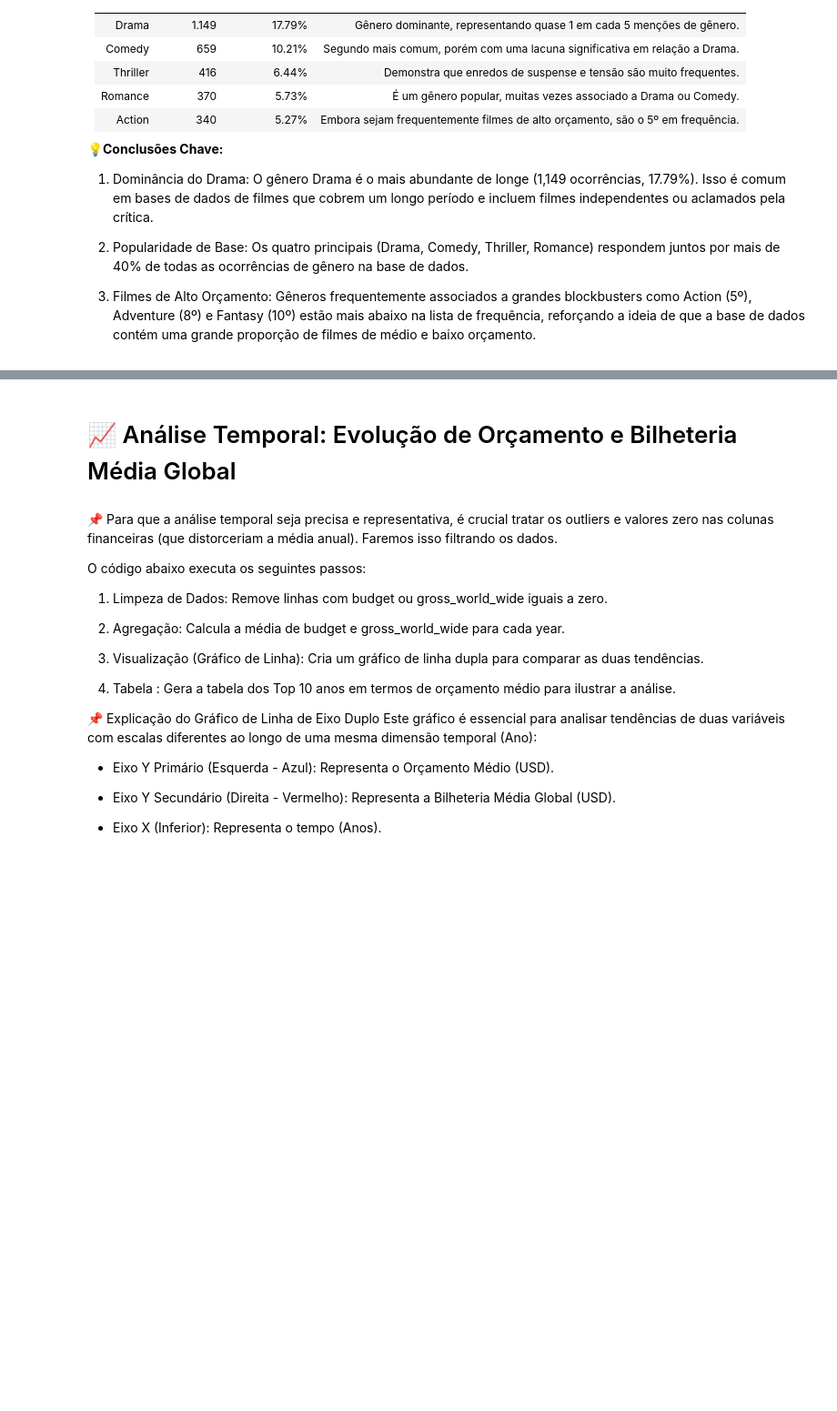
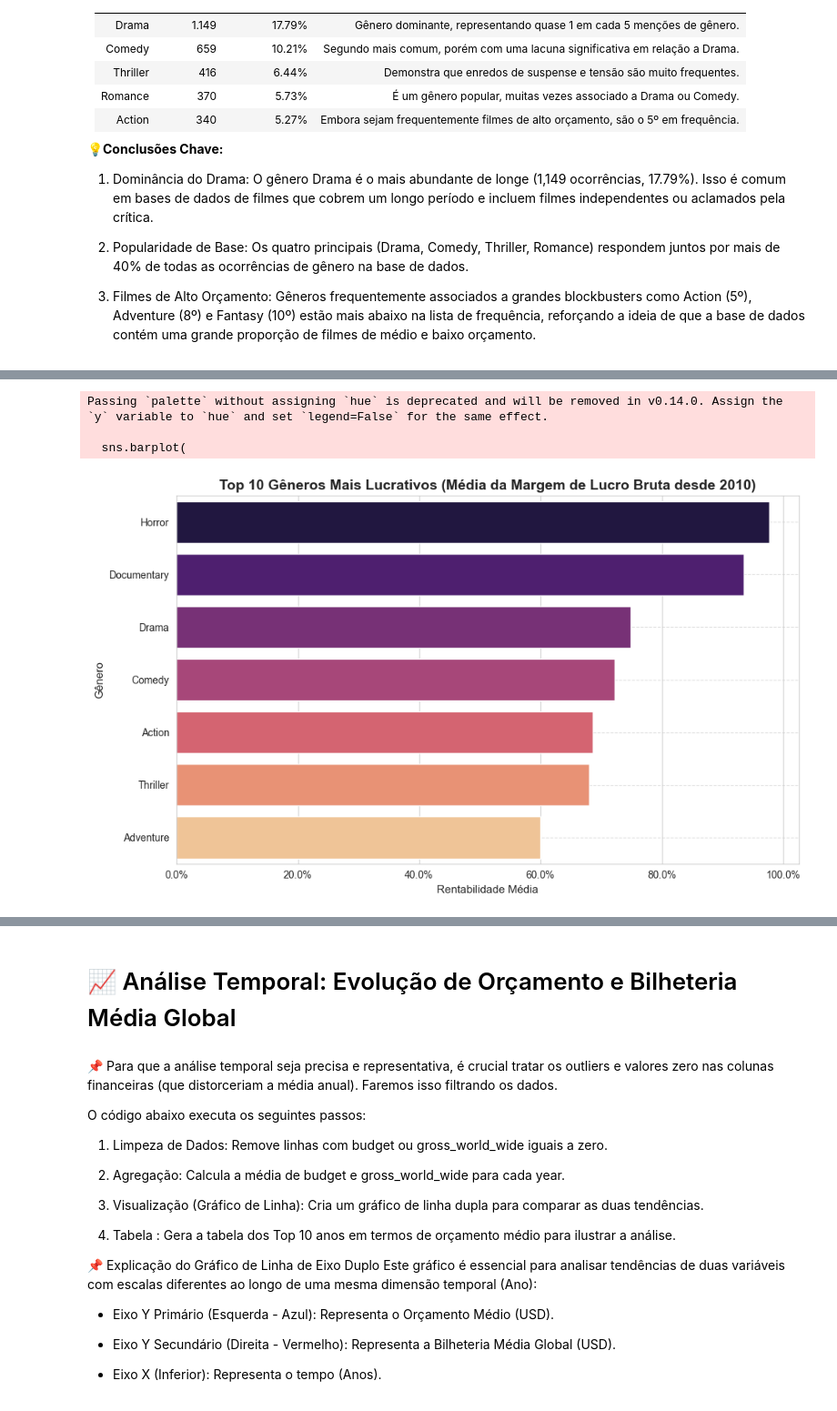
Before and after one commit to sammy-regina/analise_de_dados, a Jupyter notebook: analise_filmes/app.ipynb, the cells around one changed output, grey strips where cells are left out. Shown at 91% size. Drawn from its saved outputs; the diff is of its cells as text; code cells hidden in the pictures; blank space fills up the shorter version.

```diff
--- a/analise_filmes/app.ipynb
+++ b/analise_filmes/app.ipynb
@@ -865,0 +872,80 @@ A tabela quantifica as ocorrências, fornecendo o número exato e o peso percent
+# %%
+ANO_INICIO = 2010
+
+df_exploded = pd.DataFrame(data)
+df_exploded['profit_margin'] = (df_exploded['gross_world_wide'] - df_exploded['budget']) / df_exploded['gross_world_wide']
+df_exploded['year'] = pd.to_numeric(df_exploded['year'], errors='coerce')
+
+
+# --- 2. FILTRO E CÁLCULO DA RENTABILIDADE MÉDIA ---
+df_recente = df_exploded[df_exploded['year'] >= ANO_INICIO].copy()
+
+if df_recente.empty:
+    print(f"Não há dados disponíveis de {ANO_INICIO} em diante para análise.")
+    exit()
+
+rentabilidade_por_genero_recente = (
+    df_recente.groupby('genre')['profit_margin']
+    .mean()
+    .sort_values(ascending=False)
+)
+
+top_10_generos_recente = rentabilidade_por_genero_recente.head(10)
+df_top_10_recente = top_10_generos_recente.reset_index()
+df_top_10_recente.columns = ['Gênero', 'Rentabilidade Média (Profit Margin)']
+
+
+# --- 3. GERAÇÃO DO GRÁFICO DE BARRAS (Visualização Melhorada) ---
+
+# Ajuste no tamanho da figura para melhor proporção
+plt.figure(figsize=(10, 6))
+sns.set_style("whitegrid") # Adiciona um fundo mais limpo
+
+# Cria o gráfico de barras
+sns.barplot(
+    x='Rentabilidade Média (Profit Margin)',
+    y='Gênero',
+    data=df_top_10_recente,
+    palette='magma' # Paleta mais contrastante (melhor visibilidade)
+)
+
+# Formatação do eixo X para exibir como Percentual
+def percentage_formatter(x, pos):
+    return f'{x*100:.1f}%'
+
+plt.gca().xaxis.set_major_formatter(FuncFormatter(percentage_formatter))
+
+# Título ajustado para clareza temporal
+plt.title(f'Top 10 Gêneros Mais Lucrativos (Média da Margem de Lucro Bruta desde {ANO_INICIO})', fontsize=14, fontweight='bold')
+plt.xlabel('Rentabilidade Média', fontsize=11)
+plt.ylabel('Gênero', fontsize=11)
+# O grid horizontal (x) é mantido para auxiliar a leitura da porcentagem
+plt.grid(axis='y', linestyle='--', alpha=0.6)
+plt.tight_layout()
+plt.show()
+
+# --- 4. EXIBIÇÃO DA TABELA (Visualização Melhorada) ---
+
+print("\n" + "="*90)
+print(f"### Tabela: Top 10 Gêneros Mais Lucrativos (Análise de {ANO_INICIO} em diante) ###")
+print("="*90)
+
+# Ajuste na formatação da coluna de porcentagem
+header = "{:<25} {:>20}".format("Gênero", "Margem de Lucro Média (%)")
+separator = "-" * 45
+
+print(header)
+print(separator)
+
+# Iterar sobre as linhas da tabela formatando
+for genre, margin in top_10_generos_recente.items():
+    percent = margin * 100
+    # Alinhamento mais apertado para o percentual (melhor leitura)
+    print(f"{genre:<25} {percent:>20.1f}")
+
+display("="*90)
+# %% [output]
+Passing `palette` without assigning `hue` is deprecated and will be removed in v0.14.0. Assign the `y` variable to `hue` and set `legend=False` for the same effect.
+
+  sns.barplot(
+[figure, added]
```
Also changed, not shown: parts of 7 cells of this notebook.
